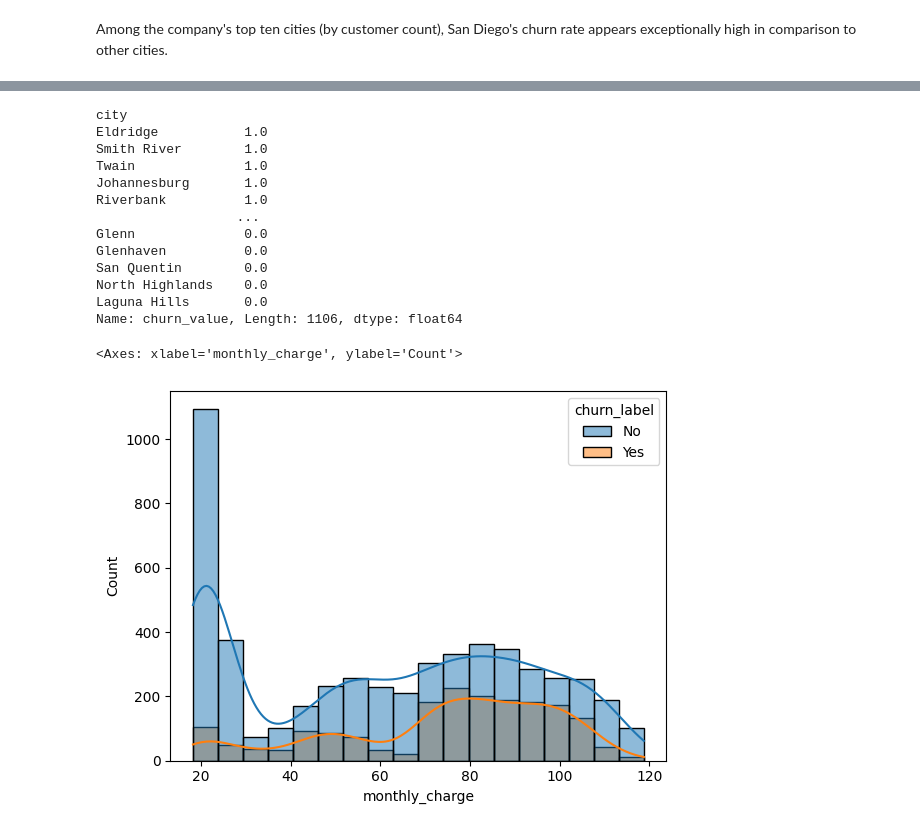
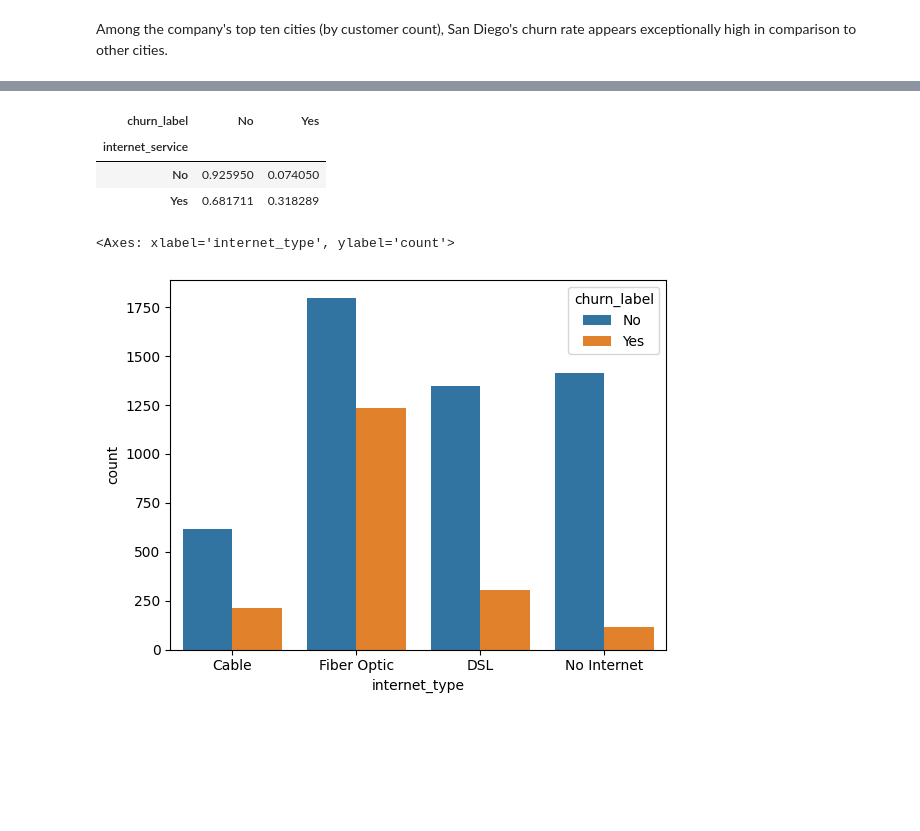
Before and after one commit to pprestonlee/churn-prediction, a Jupyter notebook: notebooks/eda.ipynb, the cells around one changed output, grey strips where cells are left out. Drawn from its saved outputs; the diff is of its cells as text; code cells hidden in the pictures; blank space fills up the shorter version.

```diff
--- a/notebooks/eda.ipynb
+++ b/notebooks/eda.ipynb
@@ -424,6 +424,15 @@ data = pd.merge(
     location_copy,
     on='customer_id',
     how='outer'
+)
+
+population['zip_code'] = population['zip_code'].astype(str)
+
+data = pd.merge(
+    data,
+    population,
+    on='zip_code',
+    how='inner'
 )
 
 data['customer_id'] = data['customer_id'].astype(str)
@@ -608,23 +1105,15 @@ Among the company's top ten cities (by customer count), San Diego's churn rate a
 # %%
-# Churn by zip code
-churn_by_city = data.groupby("city")['churn_value'].mean().sort_values(ascending=False)
-print(churn_by_city)
+df = data.copy()
+
+pd.crosstab(df['internet_service'], df['churn_label'], normalize='index')
 # %% [output]
-city
-Eldridge           1.0
-Smith River        1.0
-Twain              1.0
-Johannesburg       1.0
-Riverbank          1.0
-                  ...
-Glenn              0.0
-Glenhaven          0.0
-San Quentin        0.0
-North Highlands    0.0
-Laguna Hills       0.0
-Name: churn_value, Length: 1106, dtype: float64
+| churn_label | No | Yes |
+| internet_service |  |  |
+| No | 0.925950 | 0.074050 |
+| Yes | 0.681711 | 0.318289 |
 # %%
-sns.histplot(data=data, x='monthly_charge', hue='churn_label', kde=True)
+# Internet type vs churn
+sns.countplot(data=df, x="internet_type", hue="churn_label")
 # %% [output]
-<Axes: xlabel='monthly_charge', ylabel='Count'>
+<Axes: xlabel='internet_type', ylabel='count'>
-[figure, old version]
+[figure, new version]
```
Also changed, not shown: parts of 48 cells of this notebook.
